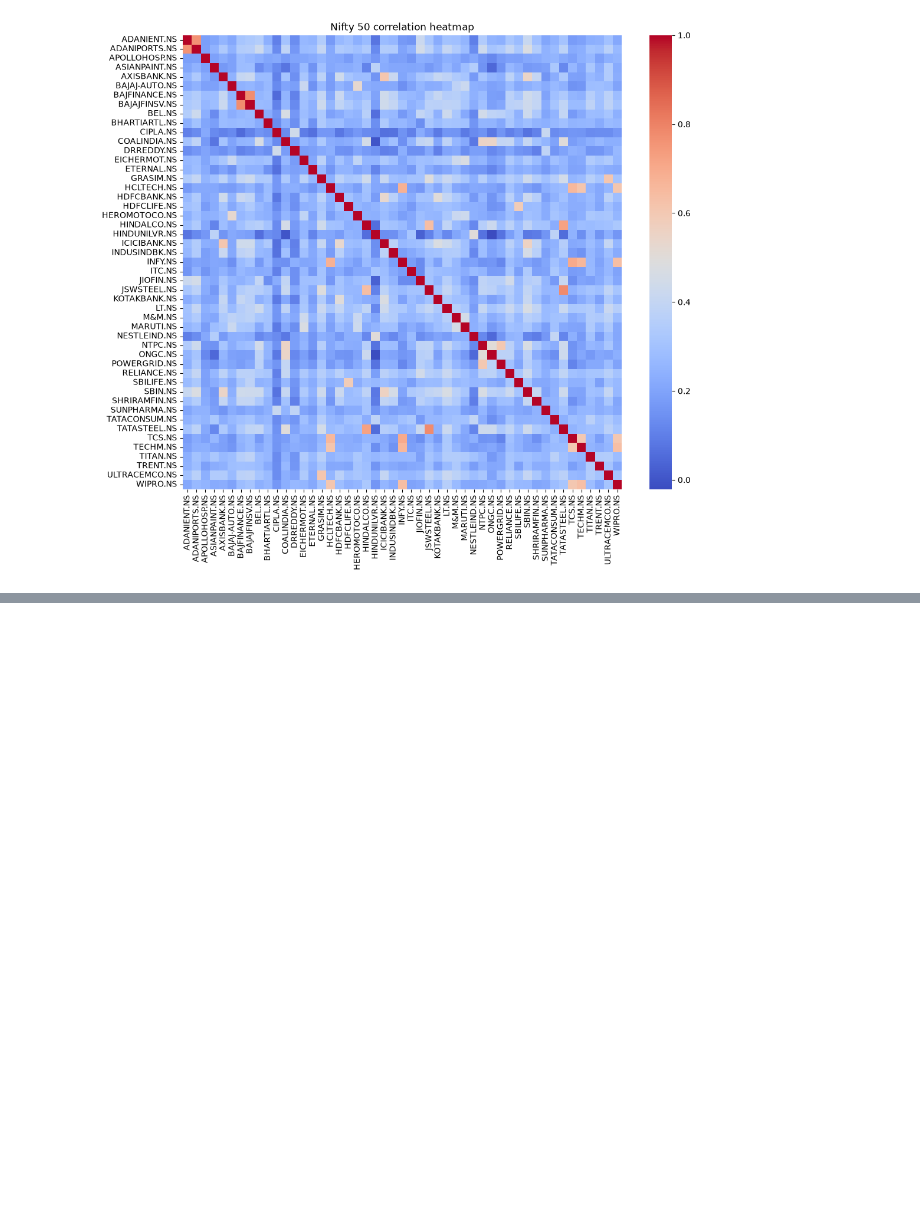
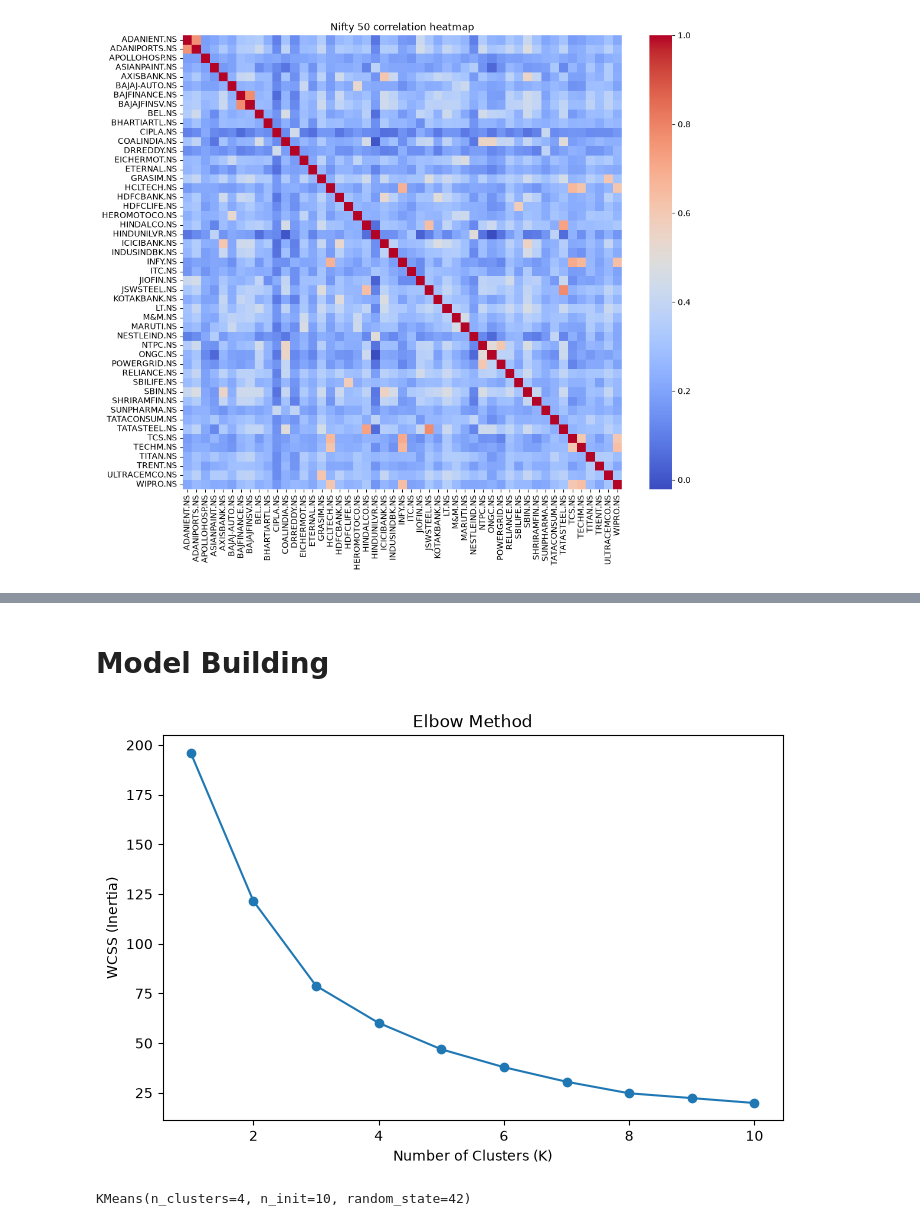
Before and after one commit to ashutoshkashyap04/Nifty50-stock-clustering, a Jupyter notebook: main.ipynb, the cells around one changed output, grey strips where cells are left out. Saved outputs shown, nothing was run; the diff lists cells and outputs as text; code cells hidden in the pictures; blank space fills up the shorter version.

Commit message:
Model training

```diff
--- a/main.ipynb
+++ b/main.ipynb
@@ -283,0 +296,9 @@ plt.show()
+# %%
+features = pd.DataFrame({
+    "Annual Return": annual_return,
+    "Annual Volatility": annual_volatility,
+    "Sharpe Ratio": sharpe_ratio,
+    "Max Drawdown": max_drawdown
+})
+
+features.head()
@@ -283,0 +348,13 @@ plt.show()
+# %%
+from sklearn.preprocessing import StandardScaler
+scaler = StandardScaler()
+
+scaled_features = scaler.fit_transform(features)
+# %%
+scaled_features = pd.DataFrame(
+    scaled_features,
+    columns= features.columns,
+    index= features.index
+)
+
+scaled_features.head()
@@ -283,0 +380,2 @@ plt.show()
+# %% [markdown]
+# Model Building
@@ -283,0 +384,30 @@ plt.show()
+# %%
+wcss = []    #within cluster sum of squares
+
+for k in range(1, 11):
+    kmeans = KMeans(n_clusters= k, random_state= 42, n_init= 10)
+    kmeans.fit(scaled_features)
+    wcss.append(kmeans.inertia_)
+# %%
+#Plotting
+
+plt.figure(figsize=(8, 5))
+plt.plot(range(1, 11), wcss, marker='o')
+plt.xlabel("Number of Clusters (K)")
+plt.ylabel("WCSS (Inertia)")
+plt.title("Elbow Method")
+plt.show()
+# %% [output]
+[figure, added]
+# %%
+# Train KMeans
+
+kmeans = KMeans(
+    n_clusters= 4,
+    random_state= 42,
+    n_init= 10
+)
+
+kmeans.fit(scaled_features)
+# %% [output]
+KMeans(n_clusters=4, n_init=10, random_state=42)
```
Also changed, not shown: parts of 32 cells of this notebook, 46 other files.
